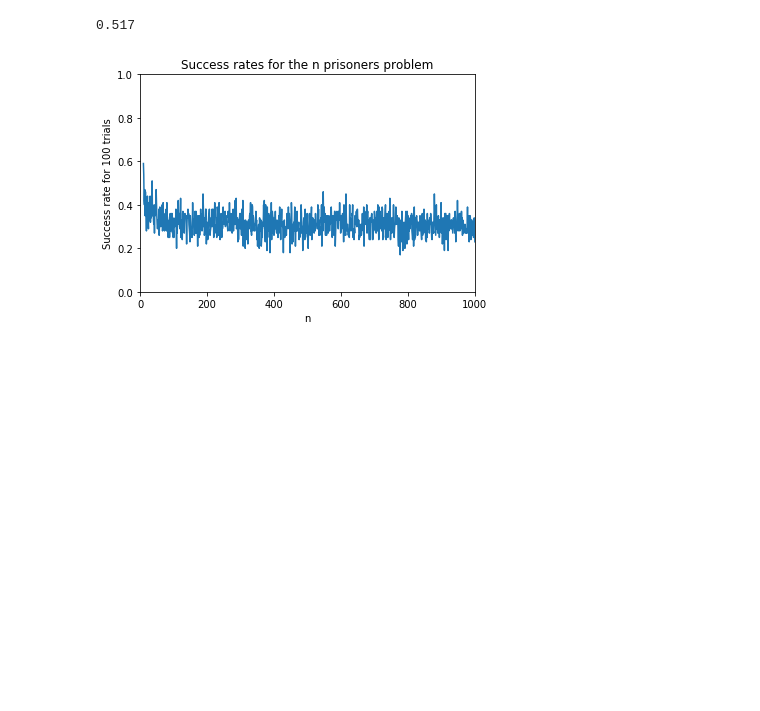
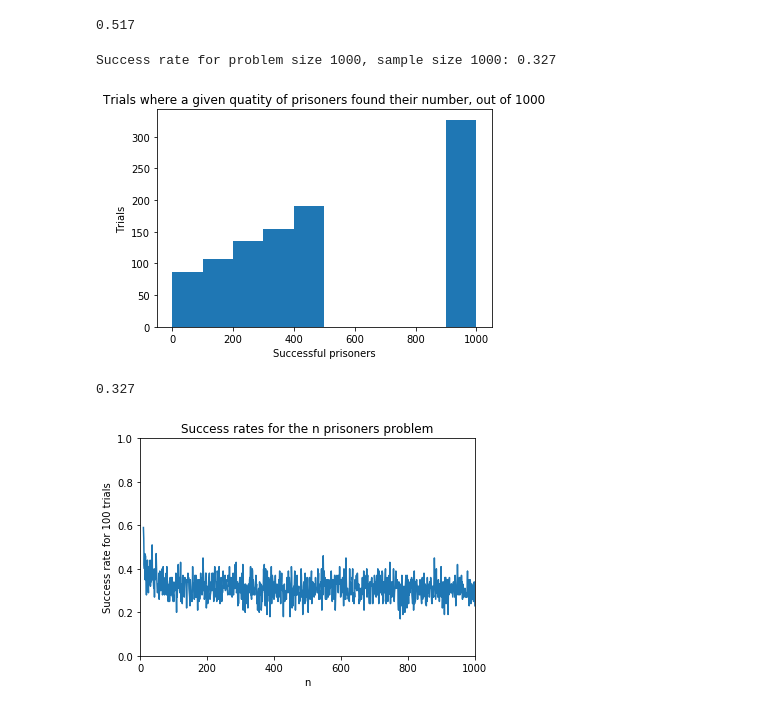
Before and after one commit to levmorgan/100_prisoners, a Jupyter notebook: 100_prisoners.ipynb, the cells around one changed output. Cells and saved outputs as stored; diff of their text form; code cells hidden in the pictures; blank space fills up the shorter version.

Commit message:
Added 1000x1000 figure

```diff
--- a/100_prisoners.ipynb
+++ b/100_prisoners.ipynb
@@ -99,7 +99,11 @@ Success rate for problem size 10, sample size 1000: 0.517
 [figure]
 0.517
 # %%
-#get_success_rate(1000, 1000)
+get_success_rate(1000, 1000)
+# %% [output]
+Success rate for problem size 1000, sample size 1000: 0.327
+[figure, added]
+0.327
 # %%
 def get_success_rate_by_problem_size(min_size, max_size, sample_size):
     success_rates = [get_success_rate(problem_size, sample_size, quiet=True)
```
